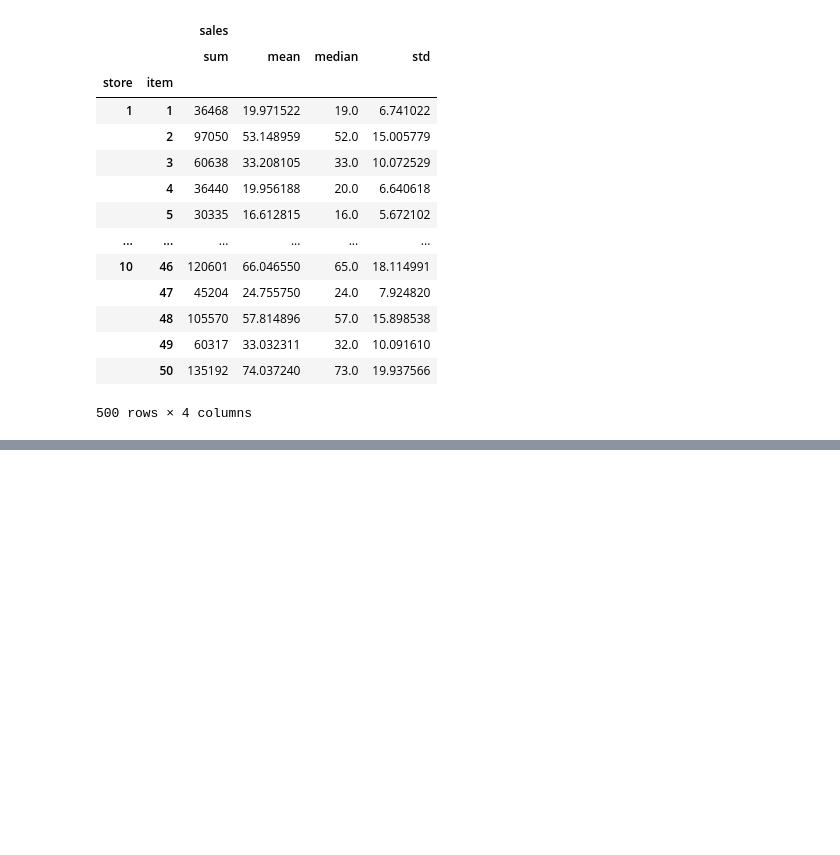
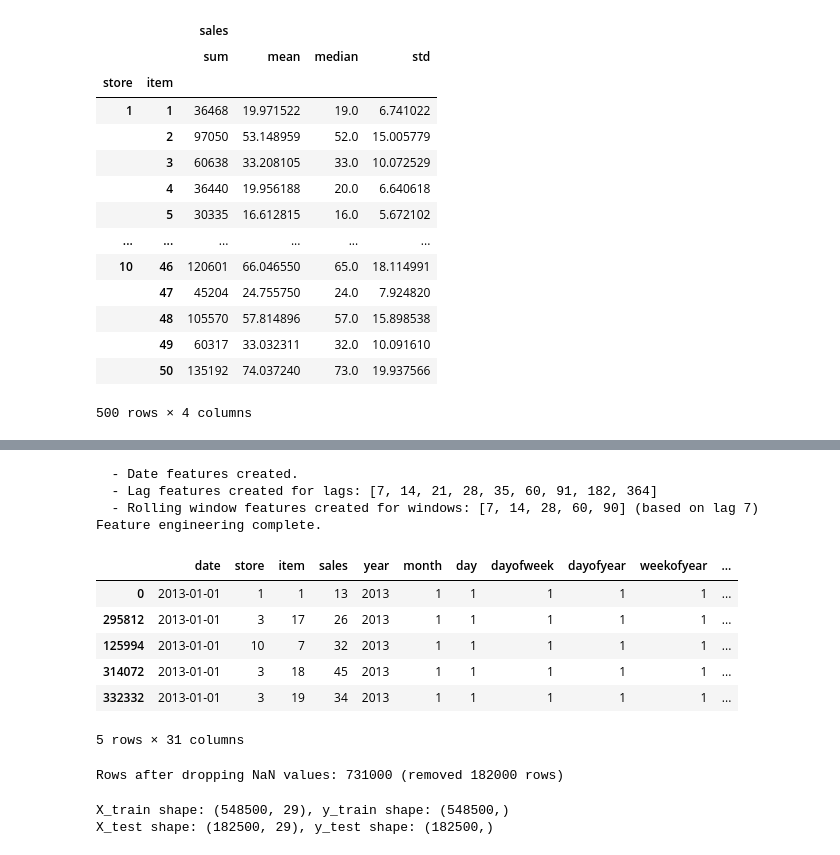
Before and after one commit to TenJit/StockForecastingRPA, a Jupyter notebook: main.ipynb, the cells around one changed output, grey strips where cells are left out. Drawn from its saved outputs; the diff is of its cells as text; code cells hidden in the pictures; blank space fills up the shorter version.

```diff
--- a/main.ipynb
+++ b/main.ipynb
@@ -73,0 +141,24 @@ train_df.groupby(["store", "item"]).agg({"sales": ["sum", "mean", "median", "std
+# %%
+df_processed = create_features(train_df)
+# %% [output]
+  - Date features created.
+  - Lag features created for lags: [7, 14, 21, 28, 35, 60, 91, 182, 364]
+  - Rolling window features created for windows: [7, 14, 28, 60, 90] (based on lag 7)
+Feature engineering complete.
+# %%
+df_processed.head()
+# %% [output]
+|  | date | store | item | sales | year | month | day | dayofweek | dayofyear | weekofyear | ... |
+| 0 | 2013-01-01 | 1 | 1 | 13 | 2013 | 1 | 1 | 1 | 1 | 1 | ... |
+| 295812 | 2013-01-01 | 3 | 17 | 26 | 2013 | 1 | 1 | 1 | 1 | 1 | ... |
+| 125994 | 2013-01-01 | 10 | 7 | 32 | 2013 | 1 | 1 | 1 | 1 | 1 | ... |
+| 314072 | 2013-01-01 | 3 | 18 | 45 | 2013 | 1 | 1 | 1 | 1 | 1 | ... |
+| 332332 | 2013-01-01 | 3 | 19 | 34 | 2013 | 1 | 1 | 1 | 1 | 1 | ... |
+5 rows × 31 columns
+# %%
+max_lag = 364
+initial_rows = len(df_processed)
+df_processed = df_processed.dropna()
+print(f"Rows after dropping NaN values: {len(df_processed)} (removed {initial_rows - len(df_processed)} rows)")
+# %% [output]
+Rows after dropping NaN values: 731000 (removed 182000 rows)
@@ -73,0 +184,6 @@ train_df.groupby(["store", "item"]).agg({"sales": ["sum", "mean", "median", "std
+# %%
+print(f"X_train shape: {X_train.shape}, y_train shape: {y_train.shape}")
+print(f"X_test shape: {X_test.shape}, y_test shape: {y_test.shape}")
+# %% [output]
+X_train shape: (548500, 29), y_train shape: (548500,)
+X_test shape: (182500, 29), y_test shape: (182500,)
```
Also changed, not shown: parts of 18 cells of this notebook.
